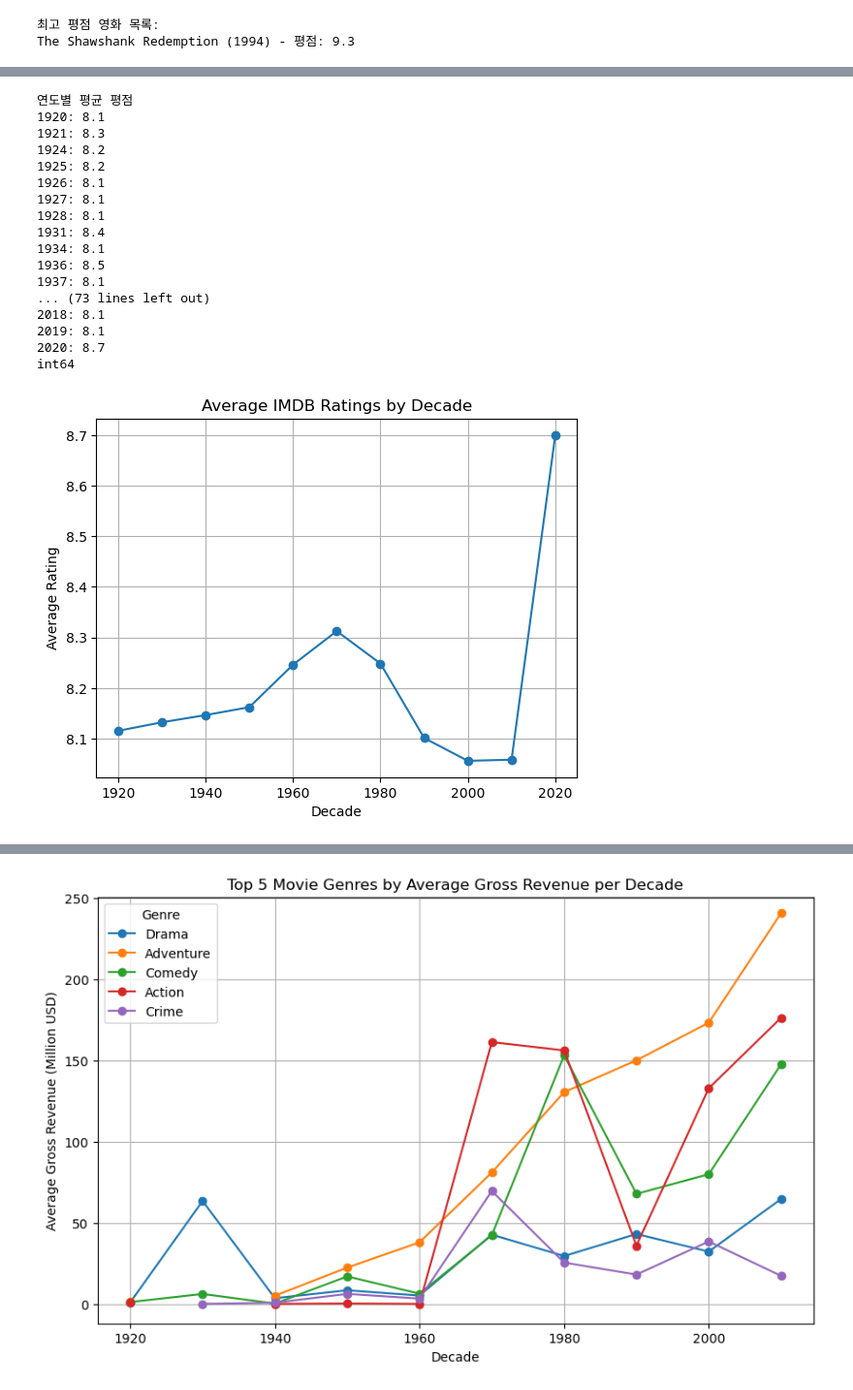
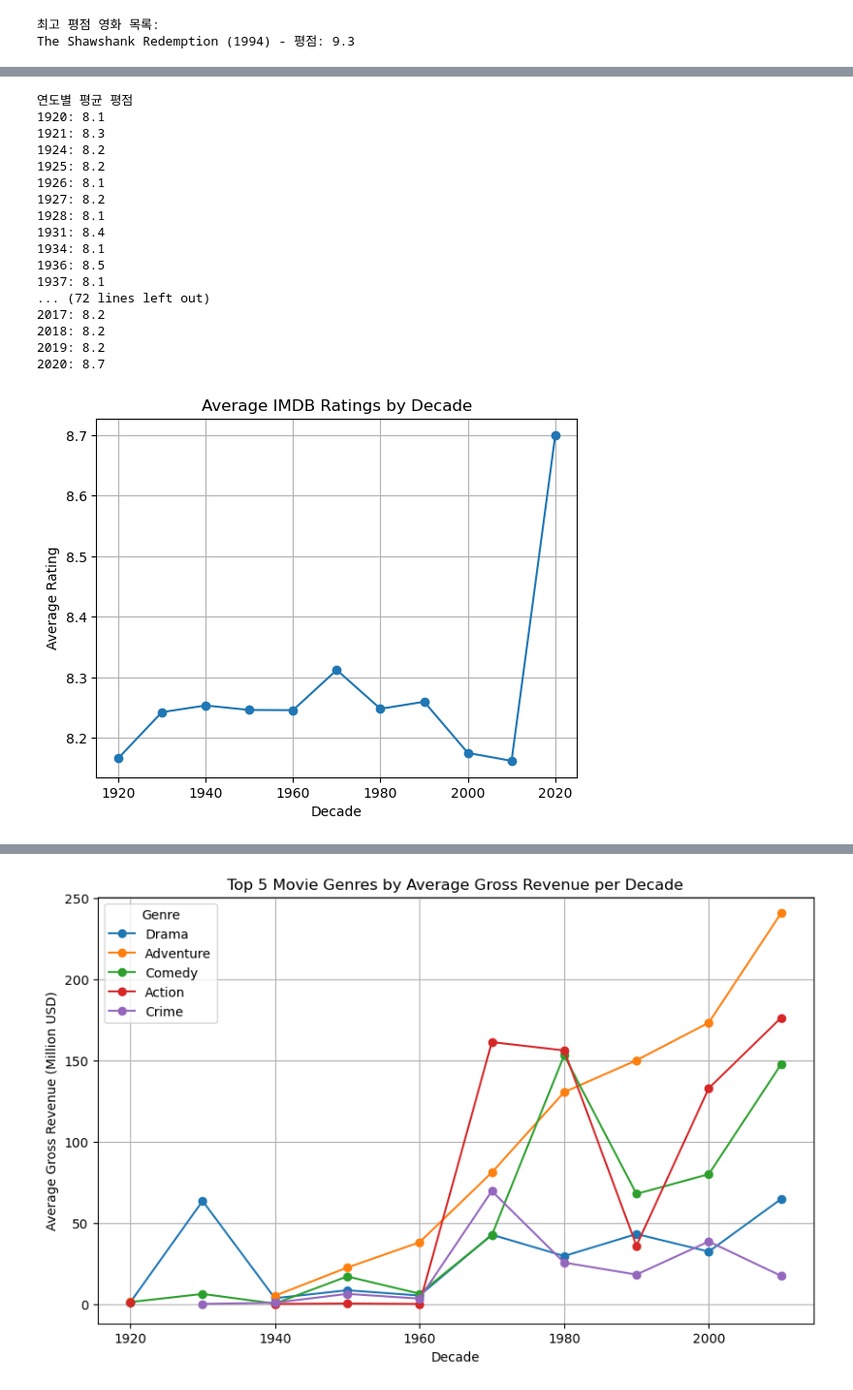
Before and after one commit to hobi2k/Supercoding_Project1_Team2, a Jupyter notebook: kooljk/Project1.ipynb, the cells around one changed output, grey strips where cells are left out. Shown: that part at 97% size. Cells and saved outputs as stored; diff of their text form; code cells hidden in the pictures.

```diff
--- a/kooljk/Project1.ipynb
+++ b/kooljk/Project1.ipynb
@@ -52,7 +68,6 @@ Final shape (398, 4)
 # %%
 #Step 2 기본적인 데이터 탐색 (numpy)
 
-df = df.drop_duplicates()
 data_array = df.to_numpy()
 
 rates = data_array[:, 2].astype(float)
@@ -70,13 +85,11 @@ print("최저 평점:", np.min(rates))
 # %%
 #Step 2 기본적인 데이터 탐색 (pandas)
 
-df = df.drop_duplicates()
-
 print("전체 영화 개수", len(df))
 
-avg_rate = round(df["Rate"].astype(float).mean(),1)
-max_rate = df["Rate"].astype(float).max()
-min_rate = df["Rate"].astype(float).min()
+avg_rate = round(df["Rate"].mean(), 1)
+max_rate = df["Rate"].max()
+min_rate = df["Rate"].min()
 
 print("평균 평점:", avg_rate)
 print("최고 평점:", max_rate)
@@ -89,32 +102,30 @@ print("최저 평점:", min_rate)
 # %%
 #Step 3 평점이 높은 영화 찾기 (numpy)
 
-df = df.drop_duplicates()
+data_array = df.to_numpy()
 
 rates = data_array[:,2].astype(float)
 max_rate = np.max(rates)
 
 best_movies = data_array[rates == max_rate]
 
+print("최고 평점 영화 목록:")
 for row in best_movies:
     title = row[0]
-
-print("최고 평점 영화 목록:")
-print(f"{title} - 평점: {max_rate:.1f}")
+    print(f"{title} - 평점: {max_rate:.1f}")
 # %% [output]
 최고 평점 영화 목록:
 The Shawshank Redemption (1994) - 평점: 9.3
 # %%
 #Step 3 평점이 높은 영화 찾기 (pandas)
 
-df = df.drop_duplicates()
+max_rate = df["Rate"].max()
 
-max_rate = df["Rate"].astype(float).max()
-
-best_movies = df.loc[df["Rate"].astype(float) == max_rate, "Title"]
+best_movies = df.loc[df["Rate"] == max_rate, "Title"]
 
 print("최고 평점 영화 목록:")
-print(f"{title} - 평점: {max_rate:.1f}")
+for title in best_movies:
+    print(f"{title} - 평점: {max_rate:.1f}")
 # %% [output]
 최고 평점 영화 목록:
 The Shawshank Redemption (1994) - 평점: 9.3
@@ -160,15 +159,11 @@ Romance: 8.2
 # %%
 #Step 5 연도별 평점 변화 분석
 
-year_avg = df.groupby("Released_Year")["Rate"].mean()
-year_avg_sorted = year_avg.sort_index()
+year_avg_sorted = df.groupby("Released_Year")["Rate"].mean().sort_index()
 
 print("연도별 평균 평점")
-
 for year, rate in year_avg_sorted.items():
     print(f"{year}: {rate:.1f}")
-
-print(df["Released_Year"].dtype)
 # %% [output]
 연도별 평균 평점
 1920: 8.1
@@ -176,34 +171,33 @@ print(df["Released_Year"].dtype)
 1924: 8.2
 1925: 8.2
 1926: 8.1
-1927: 8.1
+1927: 8.2
 1928: 8.1
 1931: 8.4
 1934: 8.1
 1936: 8.5
 1937: 8.1
-... (73 lines left out)
-2018: 8.1
-2019: 8.1
+... (72 lines left out)
+2017: 8.2
+2018: 8.2
+2019: 8.2
 2020: 8.7
-int64
 # %%
 #Step 6 결과 시각화
 
 import matplotlib.pyplot as plt
 
-df["Released_Year"] = df["Released_Year"].astype(int)
 df["Decade"] = df["Released_Year"] // 10 * 10
 decade_avg = df.groupby("Decade")["Rate"].mean()
 
 decade_avg.plot(kind="line", marker="o")
 plt.title("Average IMDB Ratings by Decade")
 plt.xlabel("Decade")
 plt.ylabel("Average Rating")
 plt.grid(True)
 plt.show()
 # %% [output]
-[figure, old version]
+[figure, new version]
 # %%
 #확장 프로젝트 (1): 시기별(10년 단위) 장르별 평점 변화 분석
 
```
Also changed, not shown: parts of 4 cells of this notebook, 1 other file.
